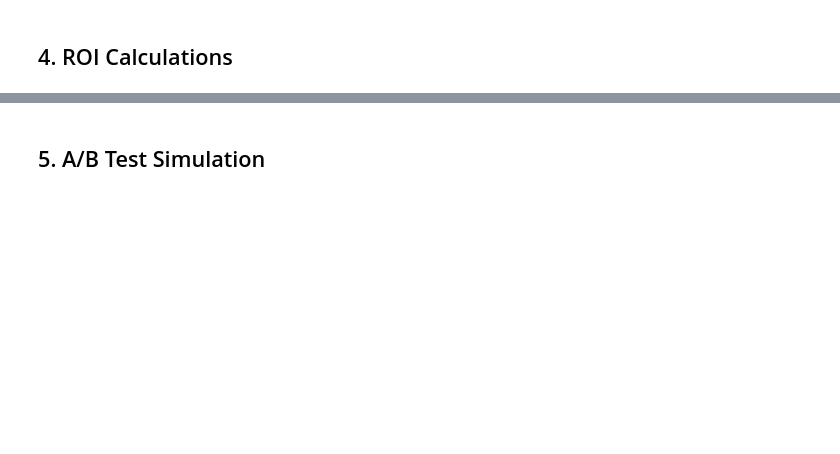
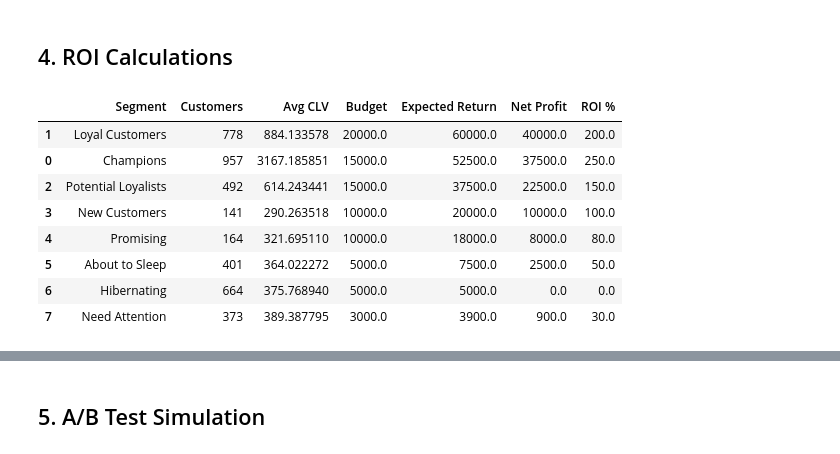
Before and after one commit to suphakit085/clv-segmentation-project, a Jupyter notebook: notebooks/07_business_recommendations.ipynb, the cells around one changed output, grey strips where cells are left out. Drawn from its saved outputs; the diff is of its cells as text; code cells hidden in the pictures; blank space fills up the shorter version.

Commit message:
Complete CLV Segmentation project with

```diff
--- a/notebooks/07_business_recommendations.ipynb
+++ b/notebooks/07_business_recommendations.ipynb
@@ -211,32 +242,42 @@ strategy_df
 # %%
 # Calculate potential ROI by segment
 annual_marketing_budget = 100000  # £100,000 annual budget
 
 segment_counts = rfm_segments['Segment'].value_counts()
-segment_clv = clv_predictions.merge(rfm_segments[['CustomerID', 'Segment']], on='CustomerID')
-segment_avg_clv = segment_clv.groupby('Segment')['CLV_ensemble'].mean()
+# Use Segment column from clv_predictions directly (already has Segment)
+segment_avg_clv = clv_predictions.groupby('Segment')['CLV_ensemble'].mean()
 
 roi_projections = []
 
 for seg, data in strategies.items():
     if seg in segment_counts.index:
         customers = segment_counts[seg]
         avg_clv = segment_avg_clv.get(seg, 0)
         budget = annual_marketing_budget * data['budget_pct'] / 100
         expected_return = budget * data['expected_roi']
 
         roi_projections.append({
             'Segment': seg,
             'Customers': customers,
             'Avg CLV': avg_clv,
             'Budget': budget,
             'Expected Return': expected_return,
             'Net Profit': expected_return - budget,
             'ROI %': (expected_return - budget) / budget * 100
         })
 
 roi_df = pd.DataFrame(roi_projections).sort_values('Expected Return', ascending=False)
 roi_df
+# %% [output]
+|  | Segment | Customers | Avg CLV | Budget | Expected Return | Net Profit | ROI % |
+| 1 | Loyal Customers | 778 | 884.133578 | 20000.0 | 60000.0 | 40000.0 | 200.0 |
+| 0 | Champions | 957 | 3167.185851 | 15000.0 | 52500.0 | 37500.0 | 250.0 |
+| 2 | Potential Loyalists | 492 | 614.243441 | 15000.0 | 37500.0 | 22500.0 | 150.0 |
+| 3 | New Customers | 141 | 290.263518 | 10000.0 | 20000.0 | 10000.0 | 100.0 |
+| 4 | Promising | 164 | 321.695110 | 10000.0 | 18000.0 | 8000.0 | 80.0 |
+| 5 | About to Sleep | 401 | 364.022272 | 5000.0 | 7500.0 | 2500.0 | 50.0 |
+| 6 | Hibernating | 664 | 375.768940 | 5000.0 | 5000.0 | 0.0 | 0.0 |
+| 7 | Need Attention | 373 | 389.387795 | 3000.0 | 3900.0 | 900.0 | 30.0 |
 # %%
 # ROI summary
 print('=== ROI PROJECTIONS ===')
```
Also changed, not shown: parts of 14 cells of this notebook, 51 other files.
